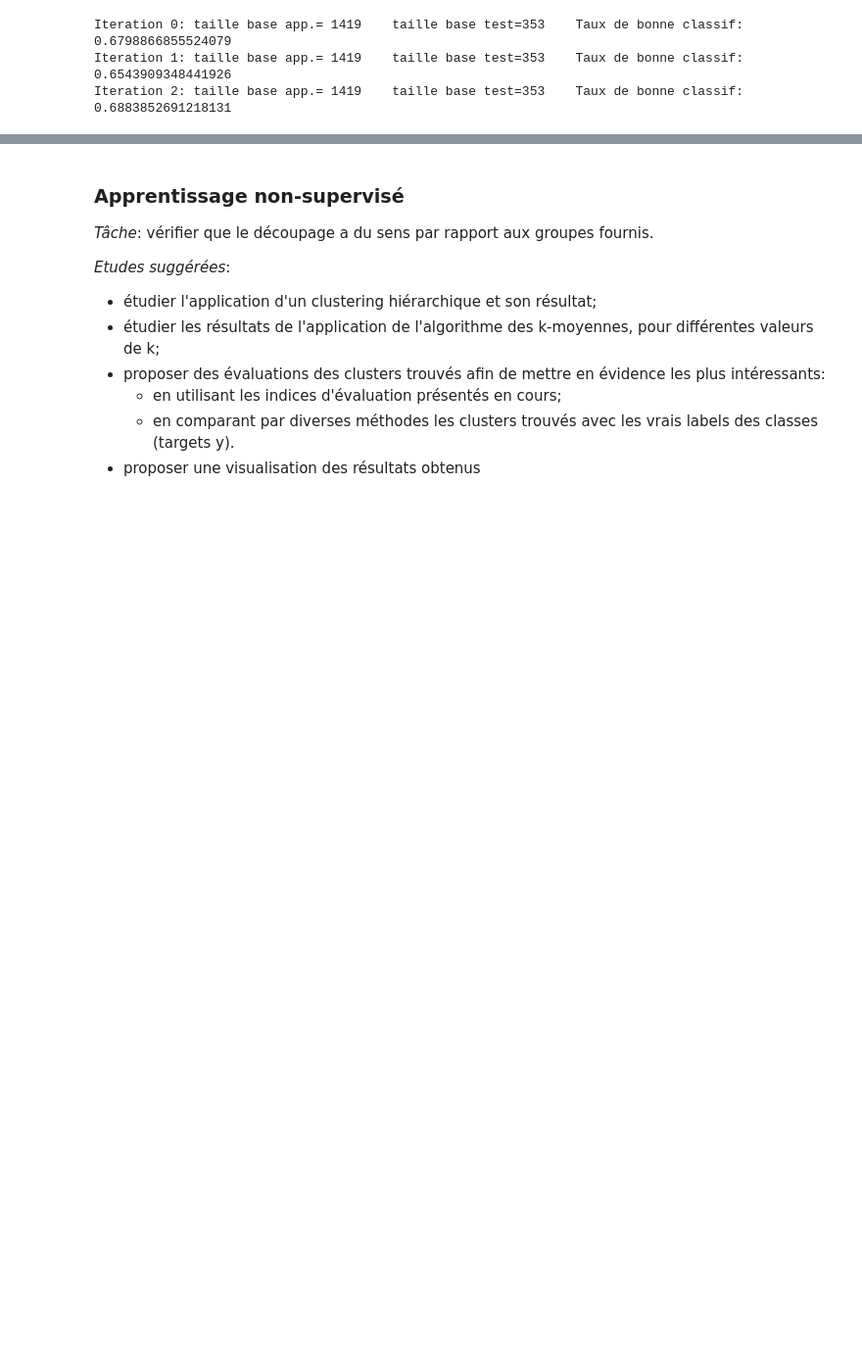
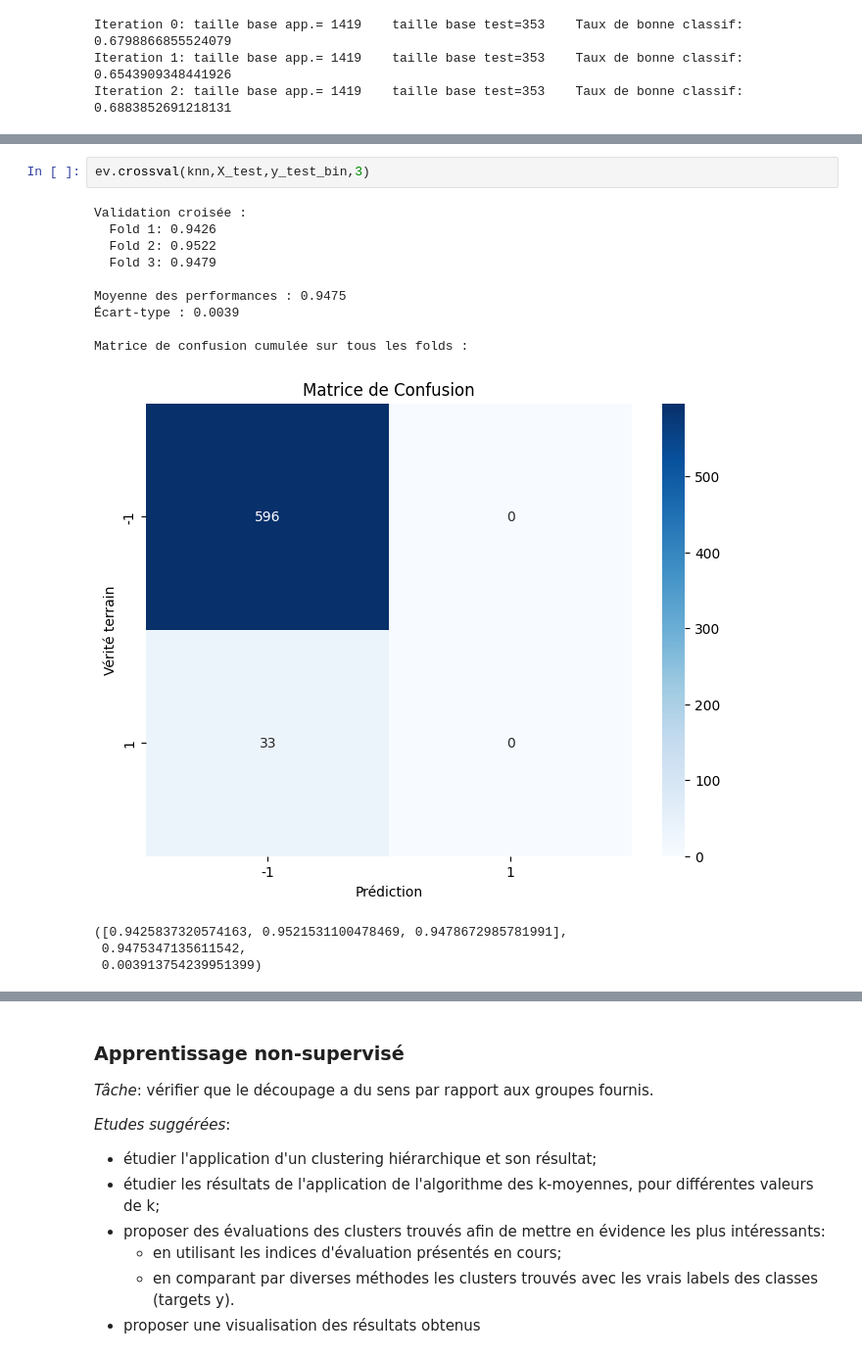
Before and after one commit to yarak4/Sciences-de-donnees, a Jupyter notebook: projet-Khamis_Nistor.ipynb, the cells around one changed output, grey strips where cells are left out. Shown: that part at 98% size. Cells and saved outputs as stored; diff of their text form; blank space fills up the shorter version.

```diff
--- a/projet-Khamis_Nistor.ipynb
+++ b/projet-Khamis_Nistor.ipynb
@@ -652,0 +789,16 @@ Iteration 2: taille base app.= 1419    taille base test=353    Taux de bonne cla
+# %%
+ev.crossval(knn,X_test,y_test_bin,3)
+# %% [output]
+Validation croisée :
+  Fold 1: 0.9426
+  Fold 2: 0.9522
+  Fold 3: 0.9479
+
+Moyenne des performances : 0.9475
+Écart-type : 0.0039
+
+Matrice de confusion cumulée sur tous les folds :
+[figure, added]
+([0.9425837320574163, 0.9521531100478469, 0.9478672985781991],
+ 0.9475347135611542,
+ 0.003913754239951399)
```
Also changed, not shown: parts of 48 cells of this notebook, 2 other files.
